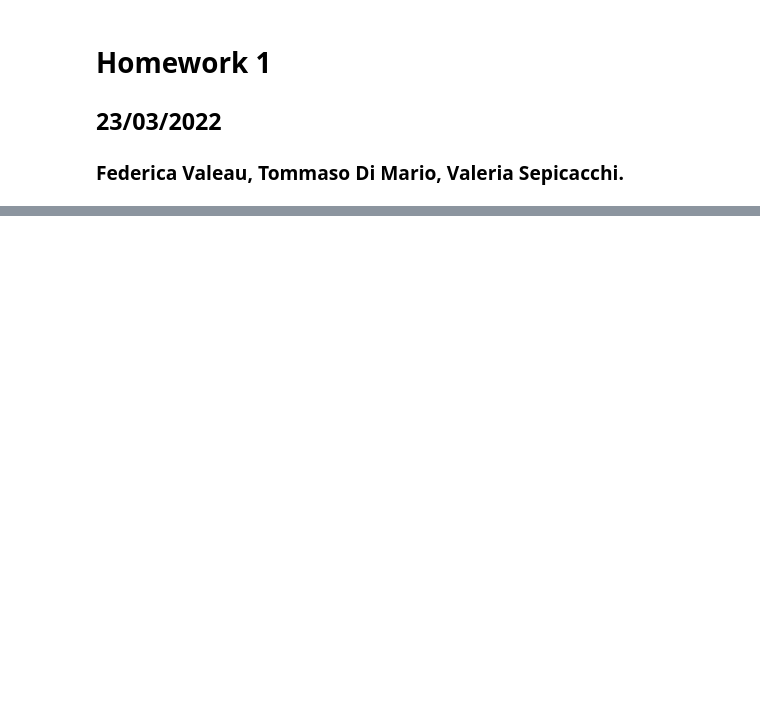
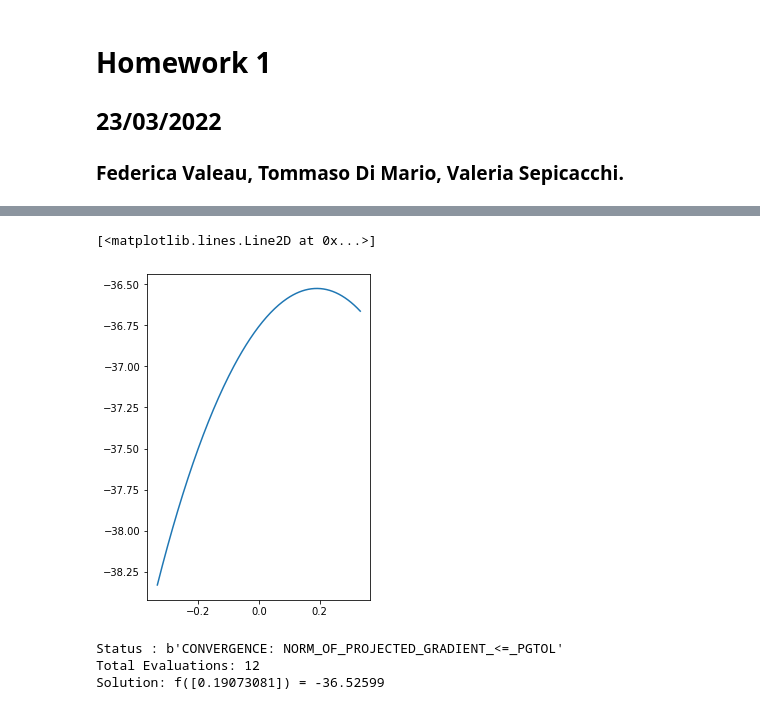
Before and after one commit to tommdim/statistics-101, a Jupyter notebook: hw-1/notebook.ipynb, the cells around one changed output, grey strips where cells are left out. Saved outputs shown, nothing was run; the diff lists cells and outputs as text; code cells hidden in the pictures; blank space fills up the shorter version.

```diff
--- a/hw-1/notebook.ipynb
+++ b/hw-1/notebook.ipynb
@@ -37,0 +114,75 @@ fig.show()
+# %%
+#let's set n to 100
+
+xn = [1.7, 5.1, 2.5, 5.6, 6, 0.3, 3.3, 5.7, 3.5, 2.8, 6, 2.8, 4.4, 3.7, 0.6, 5.7, 1.4, 0.2, 1.9, 6]
+def f(alpha):
+    summ = 0
+    for el in xn:
+        summ += np.log(1/(2*np.pi) * (1 + alpha*np.cos(el)))
+
+    return summ
+
+
+def log_likelihood(x): #we define Xn to be the set of the n IID measurement
+    # una lista di termini
+    y = []
+    for el in x:
+        y.append(1/(2*np.pi) * (1 + alpha*np.cos(el)))
+        summ = sum(y)
+    return summ
+
+
+
+alpha = np.linspace(-1/3,1/3,200)
+
+
+
+plt.rcParams['figure.figsize'] = [4, 6]
+plt.plot(alpha,f(alpha))
+# %% [output]
+[<matplotlib.lines.Line2D at 0x...>]
+[figure, added]
+# %%
+
+# L-BFGS
+from scipy.optimize import minimize
+from scipy.optimize import Bounds
+
+#lo applichiamo brutalmente sulla log-likelihood
+#search space
+
+def obj(alp):
+    summ = 0
+    for el in xn:
+
+
+        summ -= np.log(1/(2*np.pi) * (1 + alp*np.cos(el)))
+
+
+    return summ
+
+
+
+
+r_min, r_max = -1/3, 1/3
+pt = r_min + np.random.rand() * (r_max - r_min)
+# rand_ind = int(np.random.rand() * 20)
+# pt = xn[rand_ind]
+# print(pt)
+
+
+
+result = minimize(obj, pt, method = "L-BFGS-B", bounds = [(-1/3,1/3)] )
+
+# Take a look
+print('Status : %s' % result['message'])
+print('Total Evaluations: %d' % result['nfev'])
+
+# Solution
+solution = result['x']
+evaluation = obj(solution)
+print('Solution: f(%s) = %.5f' % (solution, -evaluation))
+# %% [output]
+Status : b'CONVERGENCE: NORM_OF_PROJECTED_GRADIENT_<=_PGTOL'
+Total Evaluations: 12
+Solution: f([0.19073081]) = -36.52599
```
Also changed, not shown: parts of 11 cells of this notebook.
